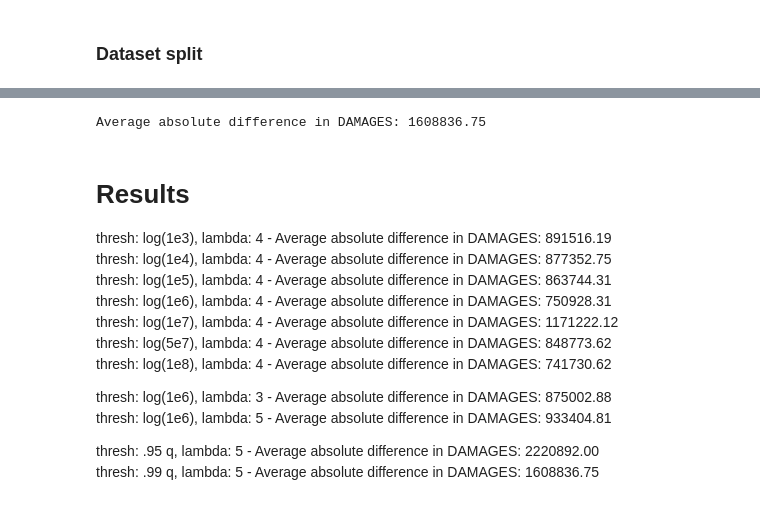
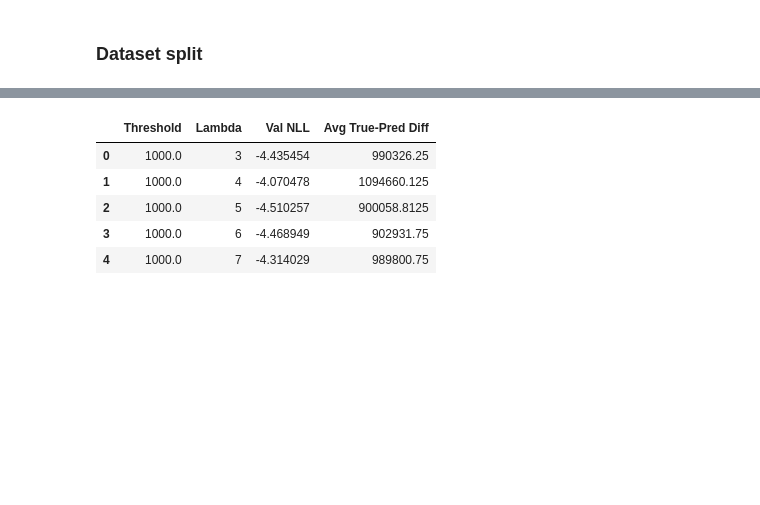
Before and after one commit to mattialodi0/progA3I, a Jupyter notebook: NSF_splitted/experimets/model_training_PAL.ipynb, the cells around one changed output, grey strips where cells are left out. Cells and saved outputs as stored; diff of their text form; code cells hidden in the pictures; blank space fills up the shorter version.

```diff
--- a/NSF_splitted/experimets/model_training_PAL.ipynb
+++ b/NSF_splitted/experimets/model_training_PAL.ipynb
@@ -296,5 +146,0 @@ Epoch 019 | Time 6.95s | Train NLL -4.963 | Val NLL -5.113 | LR 1.00e-05
-# %%
-flow.load_state_dict(torch.load(RUN_PATH, weights_only=True))
-flow.eval()
-device = torch.device("cuda" if torch.cuda.is_available() else "cpu")
-flow = flow.to(device)
@@ -362,45 +146,0 @@ run_inference_and_plot(flow, test_loader, y_scaler, TARGET_COLS)
-# %%
-def compute_avg_true_pred_diff(flow, test_loader, y_scaler):
-    flow.eval()
-    y_true = []
-    y_pred = []
-    with torch.no_grad():
-        for x_batch, y_batch in test_loader:
-            x_batch = x_batch.to(device)
-            y_batch = y_batch.to(device)
-            dist = flow(x_batch)
-            y_hat = dist.sample().squeeze()
-            y_true.append(y_batch.cpu())
-            y_pred.append(y_hat.cpu())
-    y_true = torch.cat(y_true, dim=0).numpy()
-    y_pred = torch.cat(y_pred, dim=0).numpy()
-    if y_true.ndim == 1:
-        y_true = y_true.reshape(-1, 1)
-    if y_pred.ndim == 1:
-        y_pred = y_pred.reshape(-1, 1)
-    y_true = y_scaler.inverse_transform(y_true)
-    y_pred = y_scaler.inverse_transform(y_pred)
-    y_pred = np.expm1(np.clip(y_pred, -20, None))
-    y_true = np.expm1(np.clip(y_true, -20, None))
-    avg_diff_damages = np.mean(np.abs(y_true[:, 0] - y_pred[:, 0]))
-    print(f"Average absolute difference in {TARGET_COLS[0]}: {avg_diff_damages:.2f}")
-
-compute_avg_true_pred_diff(flow, test_loader, y_scaler)
-# %% [output]
-Average absolute difference in DAMAGES: 1608836.75
-# %% [markdown]
-# Results
-
-thresh: log(1e3), lambda: 4 - Average absolute difference in DAMAGES: 891516.19
-thresh: log(1e4), lambda: 4 - Average absolute difference in DAMAGES: 877352.75
-thresh: log(1e5), lambda: 4 - Average absolute difference in DAMAGES: 863744.31
-thresh: log(1e6), lambda: 4 - Average absolute difference in DAMAGES: 750928.31
-thresh: log(1e7), lambda: 4 - Average absolute difference in DAMAGES: 1171222.12
-thresh: log(5e7), lambda: 4 - Average absolute difference in DAMAGES: 848773.62
-thresh: log(1e8), lambda: 4 - Average absolute difference in DAMAGES: 741730.62
-
-thresh: log(1e6), lambda: 3 - Average absolute difference in DAMAGES: 875002.88
-thresh: log(1e6), lambda: 5 - Average absolute difference in DAMAGES: 933404.81
-
-thresh: .95 q, lambda: 5 - Average absolute difference in DAMAGES: 2220892.00
-thresh: .99 q, lambda: 5 - Average absolute difference in DAMAGES: 1608836.75
@@ -406,0 +289,11 @@ thresh: .99 q, lambda: 5 - Average absolute difference in DAMAGES: 1608836.75
+# %%
+# apply exp1m1 to get back to original scale
+res_df["Threshold"] = res_df["Threshold"].apply(lambda x: np.expm1(x))
+res_df.head()
+# %% [output]
+|  | Threshold | Lambda | Val NLL | Avg True-Pred Diff |
+| 0 | 1000.0 | 3 | -4.435454 | 990326.25 |
+| 1 | 1000.0 | 4 | -4.070478 | 1094660.125 |
+| 2 | 1000.0 | 5 | -4.510257 | 900058.8125 |
+| 3 | 1000.0 | 6 | -4.468949 | 902931.75 |
+| 4 | 1000.0 | 7 | -4.314029 | 989800.75 |
```
Also changed, not shown: parts of 19 cells of this notebook.
